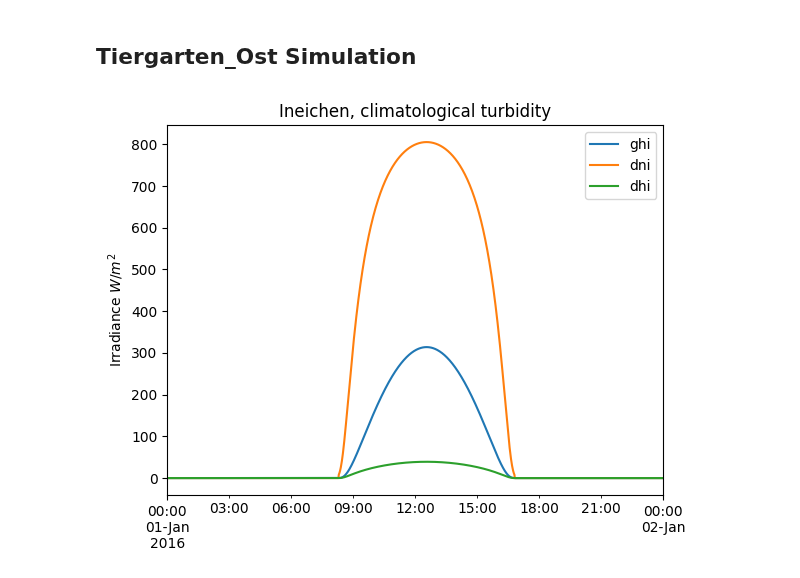
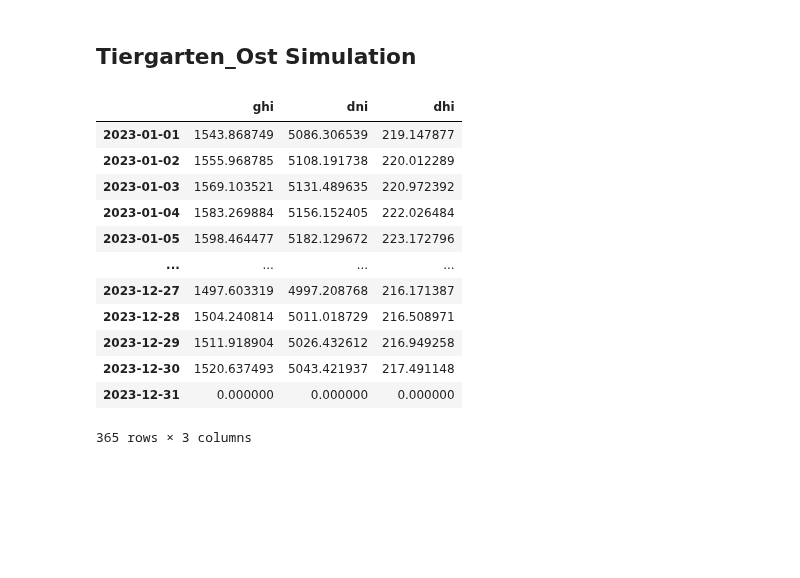
Before and after one commit to maximecharriere/TM_PV_ADC, a Jupyter notebook: 00_Scripts/PVLibTestGeneration_colab.ipynb, the cells around one changed output. Cells and saved outputs as stored; diff of their text form; code cells hidden in the pictures; blank space fills up the shorter version.

```diff
--- a/00_Scripts/PVLibTestGeneration_colab.ipynb
+++ b/00_Scripts/PVLibTestGeneration_colab.ipynb
@@ -200,14 +200,6 @@ ModelChain:
 # %%
 location = Location(latitude=47.062365389967134, longitude=7.614255071260409, altitude=533, tz='Europe/Zurich', name='Tiergarten_Ost')
 # %%
-times = pd.date_range(start='2016-01-01', end='2016-01-02', freq='1min', tz='Europe/Zurich')
+times = pd.date_range(start='2023-01-01', end='2023-12-31', freq='1h', tz='Europe/Zurich')
 
 cs = location.get_clearsky(times)  # ineichen with climatology table by default
-
-cs.plot();
-
-plt.ylabel('Irradiance $W/m^2$');
-
-plt.title('Irradiance, Ineichen model');
-# %% [output]
-[figure, removed]
@@ -213,0 +208,16 @@ plt.title('Irradiance, Ineichen model');
+# %%
+cs_daily_energy
+# %% [output]
+|  | ghi | dni | dhi |
+| 2023-01-01 | 1543.868749 | 5086.306539 | 219.147877 |
+| 2023-01-02 | 1555.968785 | 5108.191738 | 220.012289 |
+| 2023-01-03 | 1569.103521 | 5131.489635 | 220.972392 |
+| 2023-01-04 | 1583.269884 | 5156.152405 | 222.026484 |
+| 2023-01-05 | 1598.464477 | 5182.129672 | 223.172796 |
+| ... | ... | ... | ... |
+| 2023-12-27 | 1497.603319 | 4997.208768 | 216.171387 |
+| 2023-12-28 | 1504.240814 | 5011.018729 | 216.508971 |
+| 2023-12-29 | 1511.918904 | 5026.432612 | 216.949258 |
+| 2023-12-30 | 1520.637493 | 5043.421937 | 217.491148 |
+| 2023-12-31 | 0.000000 | 0.000000 | 0.000000 |
+365 rows × 3 columns
```
Also changed, not shown: parts of 5 cells of this notebook.
